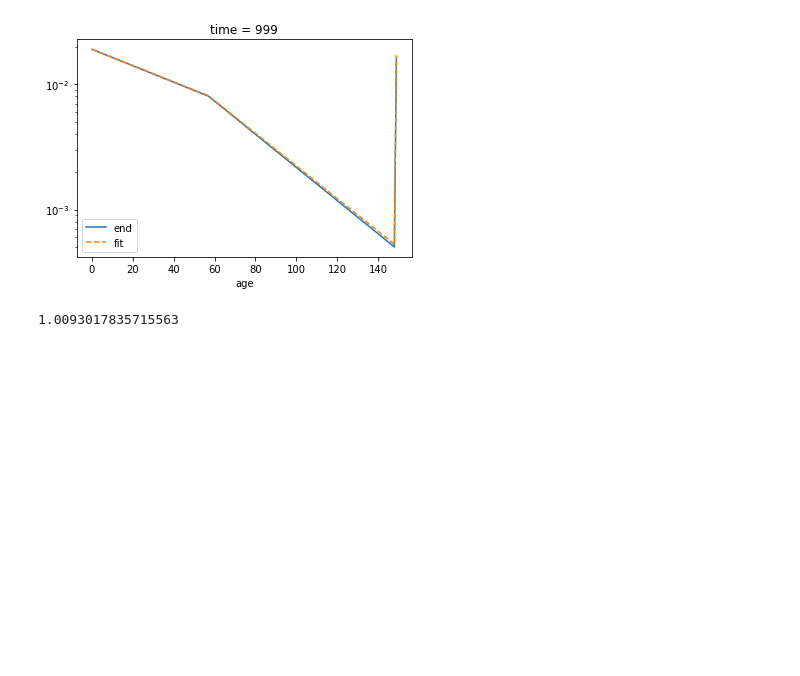
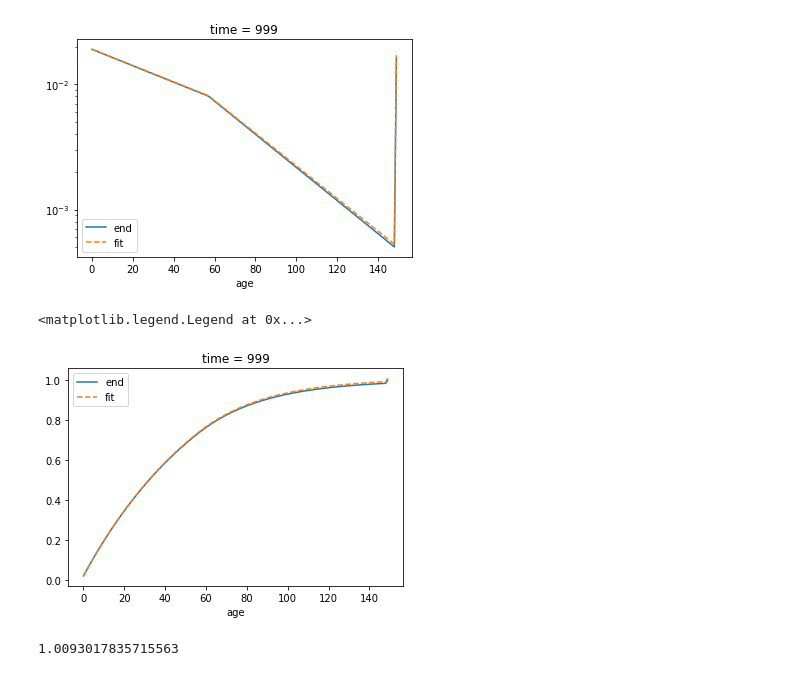
Before and after one commit to ckoven/constantlanduse, a Jupyter notebook: constantLUnotebook1.ipynb, the cells around one changed output. Drawn from its saved outputs; the diff is of its cells as text; code cells hidden in the pictures; blank space fills up the shorter version.

```diff
--- a/constantLUnotebook1.ipynb
+++ b/constantLUnotebook1.ipynb
@@ -70,6 +70,13 @@ plt.legend()
 # %% [output]
 <matplotlib.legend.Legend at 0x...>
 [figure]
+# %%
+age_dist.isel(time=-1).cumsum().plot(label='end')
+plt.plot(ages, piecewise_exponential(young_harvest_rate, mature_harvest_rate, age_mature).cumsum(), linestyle='dashed', label='fit')
+plt.legend()
+# %% [output]
+<matplotlib.legend.Legend at 0x...>
+[figure, added]
 # %%
 piecewise_exponential(young_harvest_rate, mature_harvest_rate, age_mature).sum()
 # %% [output]
```
Also changed, not shown: 1 other file.
